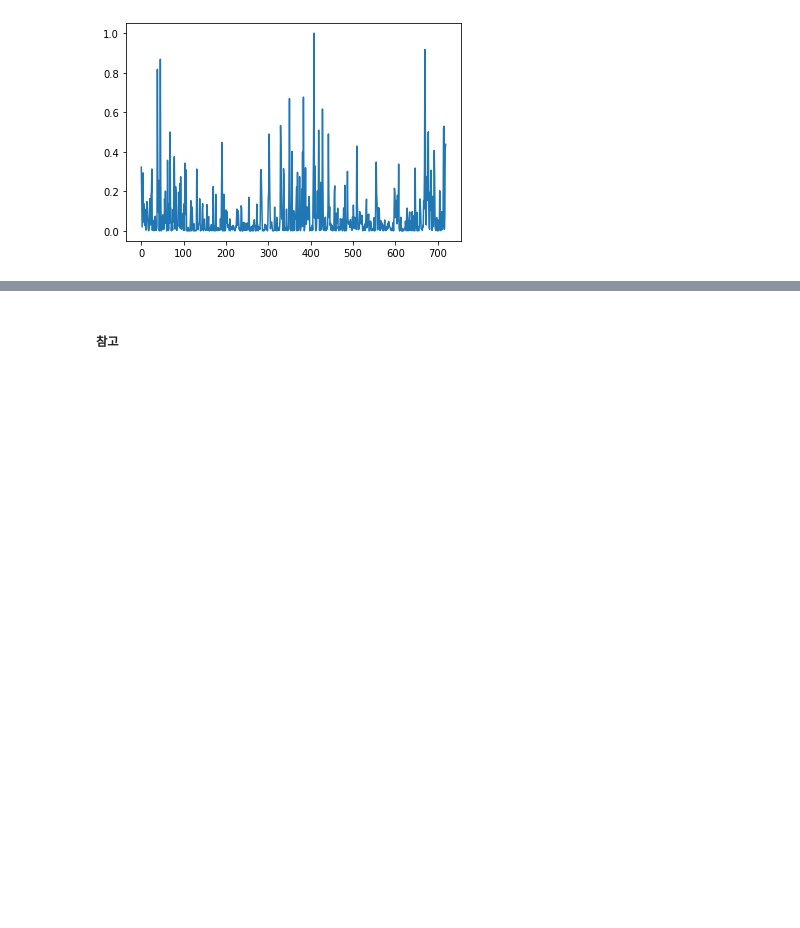
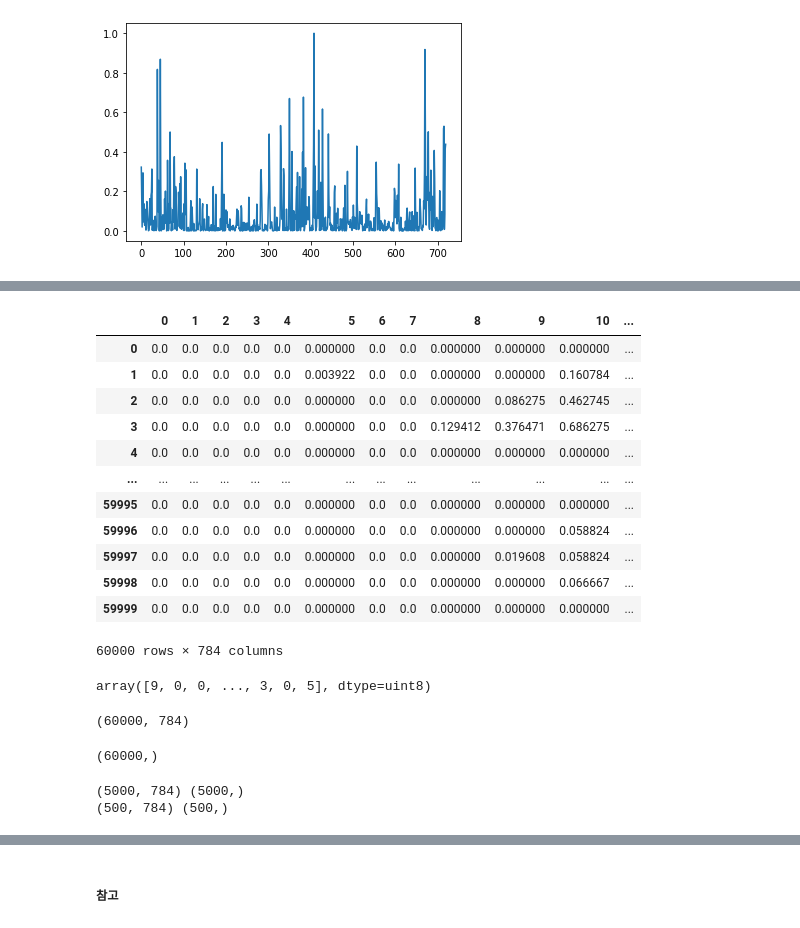
Before and after one commit to jaekyoungkim/DLMLwithTorch, a Jupyter notebook: pytorch를_활용한_머신러닝,_딥러닝_철저입문.ipynb, the cells around one changed output, grey strips where cells are left out. Cells and saved outputs as stored; diff of their text form; code cells hidden in the pictures; blank space fills up the shorter version.

```diff
--- a/pytorch를_활용한_머신러닝,_딥러닝_철저입문.ipynb
+++ b/pytorch를_활용한_머신러닝,_딥러닝_철저입문.ipynb
@@ -1228,0 +1233,17 @@ plt.show()
+# %%
+################################################################
+#################### 합성곱신경망 실전 활용 #####################
+# CNN을 활용하여 손글씨 이미지 분류
+# 위의 예젠에서 데이터 다시 불러오기
+#e데이터 집합을 훈련 데이터와 테스트 데이터로 분할
+
+# 정규화 변수에 대입하고 화면에 출력
+from sklearn.datasets import fetch_openml
+mnist = fetch_openml('mnist_784', version=1, cache=True)
+mnist
+mnist_label = mnist.target
+mnist_label = mnist_label.astype(int)
+print(mnist_label.shape)
+mnist_label
+mnist_data = mnist.data / 255
+pd.DataFrame(mnist_data)  # 70000개의 이미지에 대해서 784개 픽셀에 대한 정보를 보여줌
@@ -1228,0 +1391,55 @@ plt.show()
+# %%
+# data 읽어들이기
+with gzip.open('data/fashion_mnist/train-images-idx3-ubyte.gz','rb') as f:
+  mnist_data = np.frombuffer(f.read(), np.uint8, offset=16)
+  mnist_data = mnist_data.reshape(-1,784)
+
+# numpy.frombuffer(buffer, dtype = float, count = -1, offset = 0)
+# buffer - 데이터 입니다. 물론 꼭 바이너리가 아니여도 되지만, 여기에서는 바이너리 값이라고 생각하시면 됩니다.
+# dtype - 데이터 타입입니다. 기본 값은 float입니다.
+# count - 읽어올 데이터의 수입니다. 기본 값은 -1로 전체 값을 읽어 옵니다.
+# offset - 바이너리 값을 읽어올 시작 위치입니다. 기본 값 0
+# %%
+mnist_data = mnist_data /255
+pd.DataFrame(mnist_data) # 60000 x 784
+# 각 이미지는 28 x 28 / grey scale
+# %% [output]
+|  | 0 | 1 | 2 | 3 | 4 | 5 | 6 | 7 | 8 | 9 | 10 | ... |
+| 0 | 0.0 | 0.0 | 0.0 | 0.0 | 0.0 | 0.000000 | 0.0 | 0.0 | 0.000000 | 0.000000 | 0.000000 | ... |
+| 1 | 0.0 | 0.0 | 0.0 | 0.0 | 0.0 | 0.003922 | 0.0 | 0.0 | 0.000000 | 0.000000 | 0.160784 | ... |
+| 2 | 0.0 | 0.0 | 0.0 | 0.0 | 0.0 | 0.000000 | 0.0 | 0.0 | 0.000000 | 0.086275 | 0.462745 | ... |
+| 3 | 0.0 | 0.0 | 0.0 | 0.0 | 0.0 | 0.000000 | 0.0 | 0.0 | 0.129412 | 0.376471 | 0.686275 | ... |
+| 4 | 0.0 | 0.0 | 0.0 | 0.0 | 0.0 | 0.000000 | 0.0 | 0.0 | 0.000000 | 0.000000 | 0.000000 | ... |
+| ... | ... | ... | ... | ... | ... | ... | ... | ... | ... | ... | ... | ... |
+| 59995 | 0.0 | 0.0 | 0.0 | 0.0 | 0.0 | 0.000000 | 0.0 | 0.0 | 0.000000 | 0.000000 | 0.000000 | ... |
+| 59996 | 0.0 | 0.0 | 0.0 | 0.0 | 0.0 | 0.000000 | 0.0 | 0.0 | 0.000000 | 0.000000 | 0.058824 | ... |
+| 59997 | 0.0 | 0.0 | 0.0 | 0.0 | 0.0 | 0.000000 | 0.0 | 0.0 | 0.000000 | 0.019608 | 0.058824 | ... |
+| 59998 | 0.0 | 0.0 | 0.0 | 0.0 | 0.0 | 0.000000 | 0.0 | 0.0 | 0.000000 | 0.000000 | 0.066667 | ... |
+| 59999 | 0.0 | 0.0 | 0.0 | 0.0 | 0.0 | 0.000000 | 0.0 | 0.0 | 0.000000 | 0.000000 | 0.000000 | ... |
+60000 rows × 784 columns
+# %%
+with gzip.open('data/fashion_mnist/train-labels-idx1-ubyte.gz', 'rb') as f:
+  mnist_label=np.frombuffer(f.read(), np.uint8, offset=8)
+
+mnist_label
+# %% [output]
+array([9, 0, 0, ..., 3, 0, 5], dtype=uint8)
+# %%
+mnist_data.shape
+# %% [output]
+(60000, 784)
+# %%
+mnist_label.shape #array([9, 0, 0, ..., 3, 0, 5], dtype=uint8)
+# %% [output]
+(60000,)
+# %%
+train_size = 5000
+test_size = 500
+
+train_x, test_x, train_y, test_y = model_selection.train_test_split(mnist_data, mnist_label, train_size = train_size, test_size=test_size)
+
+print(train_x.shape, train_y.shape)
+print(test_x.shape, test_y.shape)
+# %% [output]
+(5000, 784) (5000,)
+(500, 784) (500,)
```
Also changed, not shown: parts of 31 cells of this notebook.
